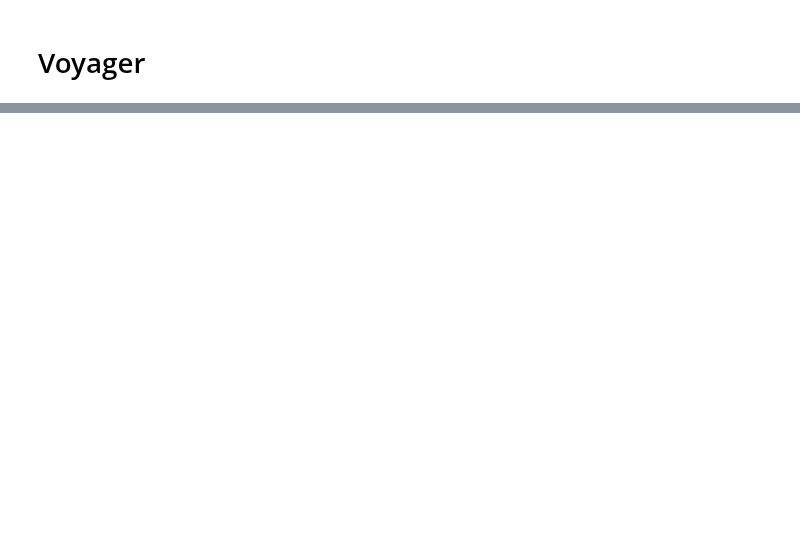
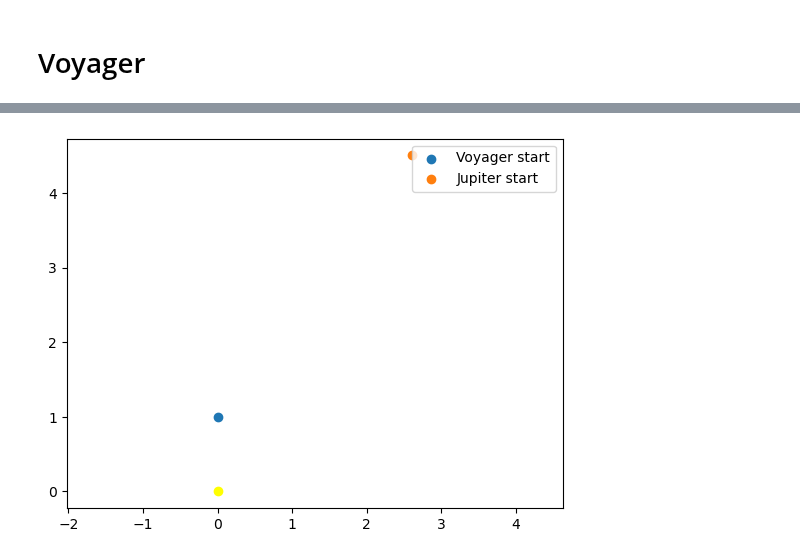
Before and after one commit to kparrine/Computational_Astro, a Jupyter notebook: C4/C4.ipynb, the cells around one changed output, grey strips where cells are left out. Cells and saved outputs as stored; diff of their text form; code cells hidden in the pictures; blank space fills up the shorter version.

```diff
--- a/C4/C4.ipynb
+++ b/C4/C4.ipynb
@@ -524,2 +721,35 @@ vxV, vyV = 0, vcircV
 
 #Voyager affected by the Sun and Jupiter
+# %%
+G = 4*np.pi**2
+M = 1
+MJ = 0.0009543
+
+# --- Jupiter ---
+theta = np.pi / 3
+
+rJ = 5.2
+xJ = rJ * np.cos(theta)
+yJ = rJ * np.sin(theta)
+
+vcircJ = np.sqrt(G*M/rJ)
+vxJ = -vcircJ * np.sin(theta)
+vyJ =  vcircJ * np.cos(theta)
+
+# --- Voyager ---
+rE = 1
+xV, yV = 0,1
+
+vcircV = np.sqrt(G*M/rE)
+
+# boosted velocity toward outer solar system
+vxV, vyV = 0, 1.2 * vcircV
+# %%
+plt.scatter(0,0,color="yellow")
+plt.scatter(xV,yV,label="Voyager start")
+plt.scatter(xJ,yJ,label="Jupiter start")
+plt.legend()
+plt.axis("equal")
+plt.show()
+# %% [output]
+[figure, added]
```
Also changed, not shown: parts of 17 cells of this notebook, 4 other files.
